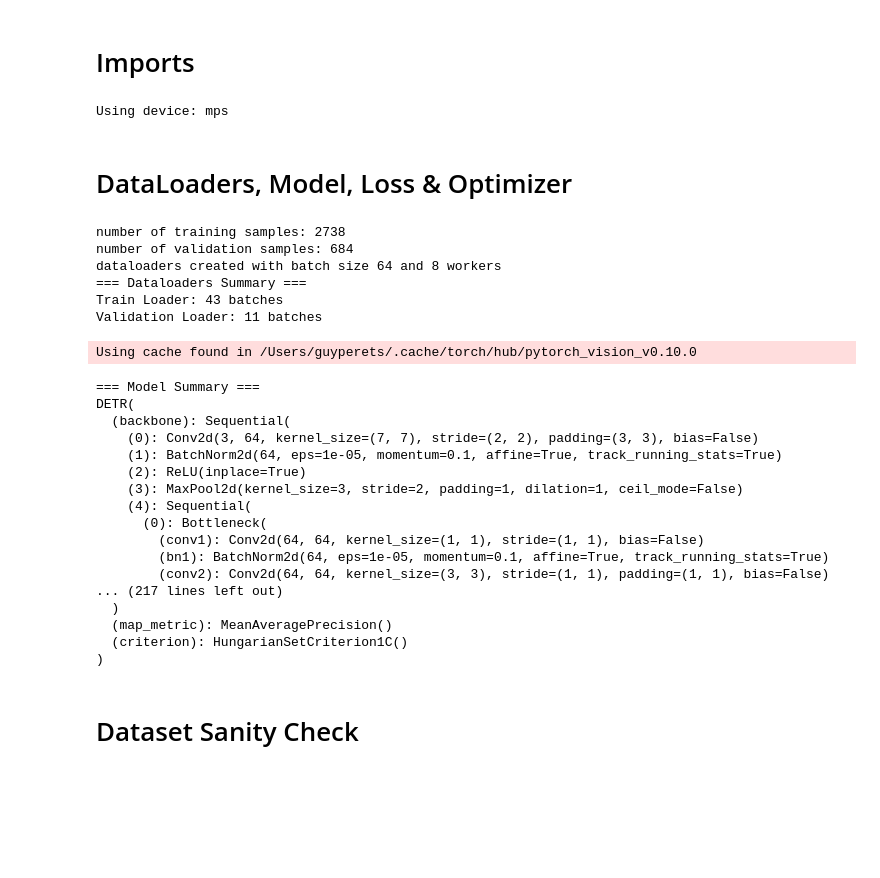
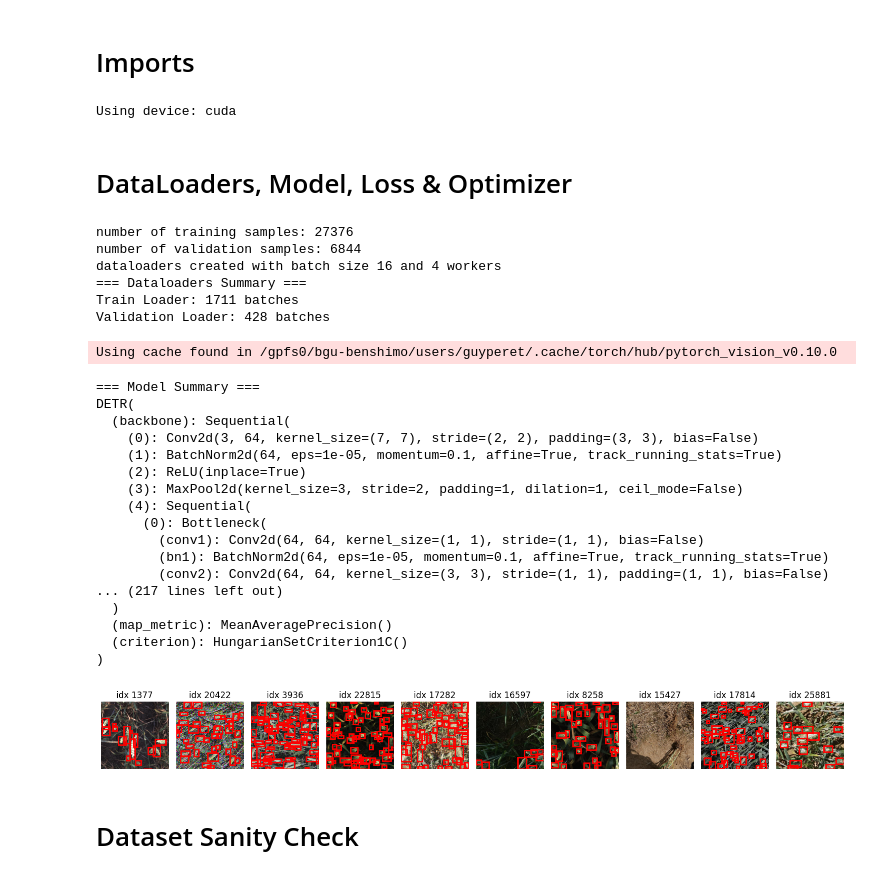
Before and after one commit to Roy-Ayalon/final_IP_project, a Jupyter notebook: src/train_detr.ipynb, the cells around one changed output. Drawn from its saved outputs; the diff is of its cells as text; code cells hidden in the pictures; blank space fills up the shorter version.

```diff
--- a/src/train_detr.ipynb
+++ b/src/train_detr.ipynb
@@ -5,7 +5,7 @@ import time
 import torch
 from torch import nn, optim
 from tqdm import tqdm
-from dataset import WheatSegDatasetDETR
+from dataset import WheatSegDatasetDETR, WheatSegDatasetDETRMultiAug
 from Detr import DETR
 import cv2
 import pytorch_lightning as pl
@@ -20,18 +20,18 @@ from segmentation_models_pytorch.losses import TverskyLoss
 from utils import *
 from definitions import *
 
-# Select MPS if available, otherwise CPU
-device = torch.device("mps") if torch.backends.mps.is_available() else torch.device("cpu")
+# Select CUDA if available, otherwise CPU
+device = torch.device("cuda") if torch.cuda.is_available() else torch.device("cpu")
 print(f"Using device: {device}")
 DETR_MODEL_SAVE_PATH = "detr.pth"
-CSV_PATH = "/Users/guyperets/Documents/DeepLearning_ImageProcessing/FinalProject/final_IP_project/data_detr/train.csv"
-IMAGES_DIR_PATH = "/Users/guyperets/Documents/DeepLearning_ImageProcessing/FinalProject/final_IP_project/data_detr/train"
+CSV_PATH = "/gpfs0/bgu-benshimo/users/guyperet/final_IP_project/data_detr/train.csv"
+IMAGES_DIR_PATH = "/gpfs0/bgu-benshimo/users/guyperet/final_IP_project/data_detr/train"
 # %% [output]
-Using device: mps
+Using device: cuda
 # %% [markdown]
 # DataLoaders, Model, Loss & Optimizer
 # %%
-full_dataset = WheatSegDatasetDETR(csv_path=CSV_PATH, images_dir=IMAGES_DIR_PATH)
+full_dataset = WheatSegDatasetDETRMultiAug(csv_path=CSV_PATH, images_dir=IMAGES_DIR_PATH)
 # Split to Train and Validation using VAL_RATIO
 val_indices = np.random.choice(
     len(full_dataset),
@@ -47,7 +47,8 @@ train_loader = DataLoader(
     batch_size=BATCH_SIZE,
     shuffle=True,
     num_workers=NUM_WORKERS,
-    collate_fn=full_dataset.collate_fn
+    collate_fn=full_dataset.collate_fn,
+    pin_memory=True
 )
 
 val_loader = DataLoader(
@@ -55,7 +56,8 @@ val_loader = DataLoader(
     batch_size=BATCH_SIZE,
     shuffle=False,
     num_workers=NUM_WORKERS,
-    collate_fn=full_dataset.collate_fn
+    collate_fn=full_dataset.collate_fn,
+    pin_memory=True
 )
 
 print(f"number of training samples: {len(train_loader.dataset)}")
@@ -72,13 +74,13 @@ optimizer = optim.Adam(model.parameters(), lr=LEARNING_RATE)
 print(f"=== Model Summary ===")
 print(model)
 # %% [output]
-number of training samples: 2738
-number of validation samples: 684
-dataloaders created with batch size 64 and 8 workers
+number of training samples: 27376
+number of validation samples: 6844
+dataloaders created with batch size 16 and 4 workers
 === Dataloaders Summary ===
-Train Loader: 43 batches
-Validation Loader: 11 batches
+Train Loader: 1711 batches
+Validation Loader: 428 batches
-Using cache found in /Users/guyperets/.cache/torch/hub/pytorch_vision_v0.10.0
+Using cache found in /gpfs0/bgu-benshimo/users/guyperet/.cache/torch/hub/pytorch_vision_v0.10.0
 === Model Summary ===
 DETR(
   (backbone): Sequential(
@@ -96,6 +98,41 @@ DETR(
   (map_metric): MeanAveragePrecision()
   (criterion): HungarianSetCriterion1C()
 )
+# %%
+def plot_sample_images(dataset, num_samples=5):
+    import numpy as np
+    import matplotlib.pyplot as plt
+    from matplotlib.patches import Rectangle
+
+    fig, axs = plt.subplots(1, num_samples, figsize=(15, 5))
+    H = W = 256                                                  # resize size
+
+    for i in range(num_samples):
+        idx = np.random.randint(0, len(dataset))
+        img_t, tgt = dataset[idx]
+
+        img = img_t.permute(1, 2, 0).cpu().numpy()               # HWC, [0,1]
+
+        for cx, cy, bw, bh in tgt["boxes"]:
+            # back-convert to absolute xyxy in pixels
+            cx *= W;  cy *= H
+            bw *= W; bh *= H
+            x1 = cx - bw / 2
+            y1 = cy - bh / 2
+            rect = Rectangle((x1, y1), bw, bh,
+                             linewidth=2, edgecolor="r", facecolor="none")
+            axs[i].add_patch(rect)
+
+        axs[i].imshow(img)
+        axs[i].set_title(f"idx {idx}")
+        axs[i].axis("off")
+
+    plt.tight_layout()
+    plt.show()
+
+plot_sample_images(train_dataset, num_samples=10)
+# %% [output]
+[figure, added]
 # %% [markdown]
 # Dataset Sanity Check
 # %%
```
Also changed, not shown: parts of 3 cells of this notebook, 5 other files.
